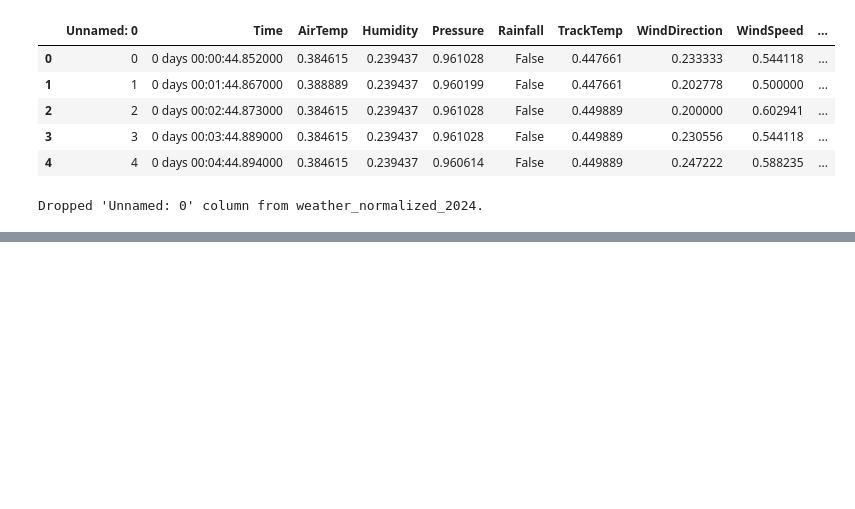
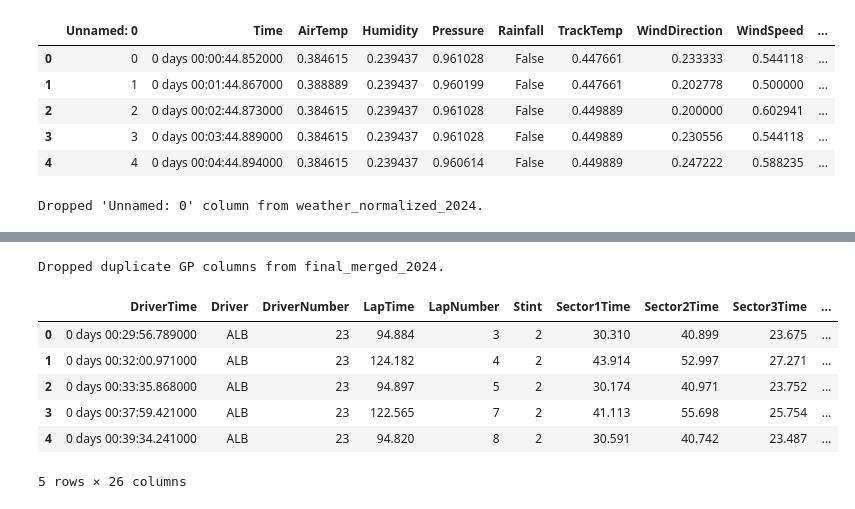
Before and after one commit to UsualSuspect09/F1-Race-Strat-Engine, a Jupyter notebook: notebooks/2024_data_processing.ipynb, the cells around one changed output, grey strips where cells are left out. Drawn from its saved outputs; the diff is of its cells as text; code cells hidden in the pictures; blank space fills up the shorter version.

Commit message:
stint dataset creation 2024

```diff
--- a/notebooks/2024_data_processing.ipynb
+++ b/notebooks/2024_data_processing.ipynb
@@ -240,0 +629,7 @@ Dropped 'Unnamed: 0' column from weather_normalized_2024.
+# %%
+final_merged_2024 = final_merged_2024.drop(
+    columns=["GP_x", "GP_y"]
+)
+print("Dropped duplicate GP columns from final_merged_2024.")
+# %% [output]
+Dropped duplicate GP columns from final_merged_2024.
@@ -240,0 +641,12 @@ Dropped 'Unnamed: 0' column from weather_normalized_2024.
+# %%
+import pandas as pd
+df_2024 = pd.read_csv("C:/Users/VANSH/Formula1/datasets/2024/final_merged_2024_data.csv")
+df_2024.head(5)
+# %% [output]
+|  | DriverTime | Driver | DriverNumber | LapTime | LapNumber | Stint | Sector1Time | Sector2Time | Sector3Time | ... |
+| 0 | 0 days 00:29:56.789000 | ALB | 23 | 94.884 | 3 | 2 | 30.310 | 40.899 | 23.675 | ... |
+| 1 | 0 days 00:32:00.971000 | ALB | 23 | 124.182 | 4 | 2 | 43.914 | 52.997 | 27.271 | ... |
+| 2 | 0 days 00:33:35.868000 | ALB | 23 | 94.897 | 5 | 2 | 30.174 | 40.971 | 23.752 | ... |
+| 3 | 0 days 00:37:59.421000 | ALB | 23 | 122.565 | 7 | 2 | 41.113 | 55.698 | 25.754 | ... |
+| 4 | 0 days 00:39:34.241000 | ALB | 23 | 94.820 | 8 | 2 | 30.591 | 40.742 | 23.487 | ... |
+5 rows × 26 columns
```
Also changed, not shown: parts of 17 cells of this notebook, 1 other file.
